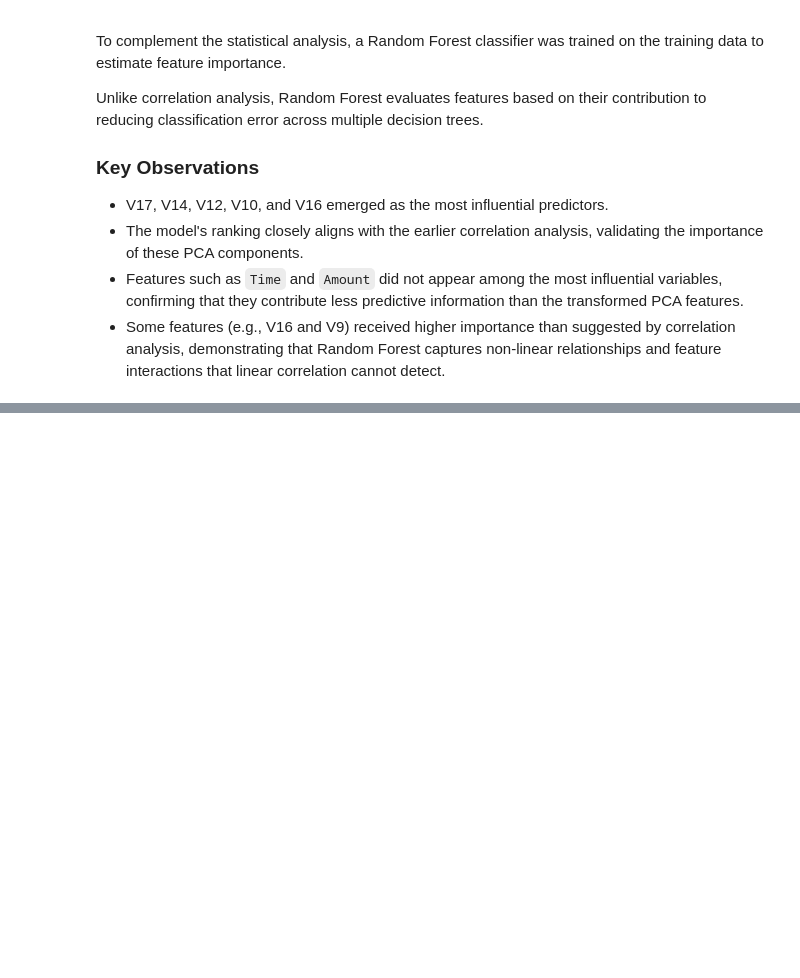
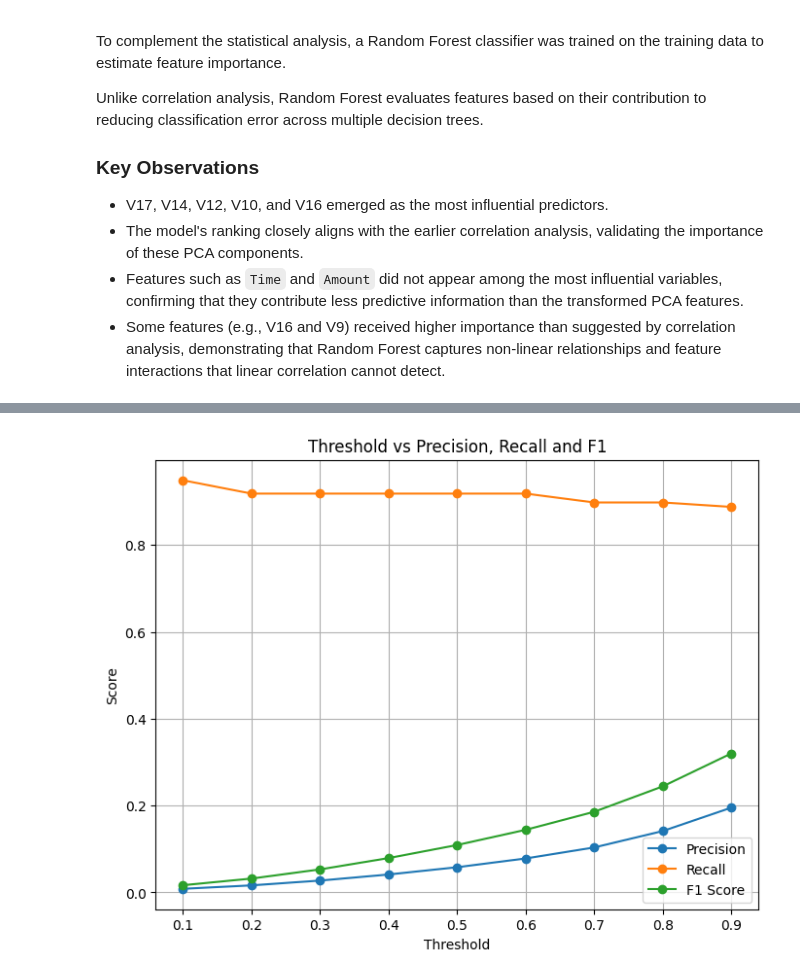
Before and after one commit to Shiri001/Credit-Card-Fraud-Detection-System, a Jupyter notebook: notebooks/01_EDA.ipynb, the cells around one changed output, grey strips where cells are left out. Saved outputs shown, nothing was run; the diff lists cells and outputs as text; code cells hidden in the pictures; blank space fills up the shorter version.

```diff
--- a/notebooks/01_EDA.ipynb
+++ b/notebooks/01_EDA.ipynb
@@ -643,0 +774,20 @@ Unlike correlation analysis, Random Forest evaluates features based on their con
+# %%
+results = []
+
+for threshold in thresholds:
+
+    y_pred_threshold = (y_prob >= threshold).astype(int)
+
+    results.append([
+        threshold,
+        precision_score(y_test, y_pred_threshold),
+        recall_score(y_test, y_pred_threshold),
+        f1_score(y_test, y_pred_threshold)
+    ])
+
+results = pd.DataFrame(
+    results,
+    columns=["Threshold", "Precision", "Recall", "F1"]
+)
+
+results
@@ -643,0 +805,17 @@ Unlike correlation analysis, Random Forest evaluates features based on their con
+# %%
+plt.figure(figsize=(8,6))
+
+plt.plot(results["Threshold"], results["Precision"], marker="o", label="Precision")
+plt.plot(results["Threshold"], results["Recall"], marker="o", label="Recall")
+plt.plot(results["Threshold"], results["F1"], marker="o", label="F1 Score")
+
+plt.xlabel("Threshold")
+plt.ylabel("Score")
+plt.title("Threshold vs Precision, Recall and F1")
+
+plt.grid(True)
+plt.legend()
+
+plt.show()
+# %% [output]
+[figure, added]
```
Also changed, not shown: parts of 10 cells of this notebook.
